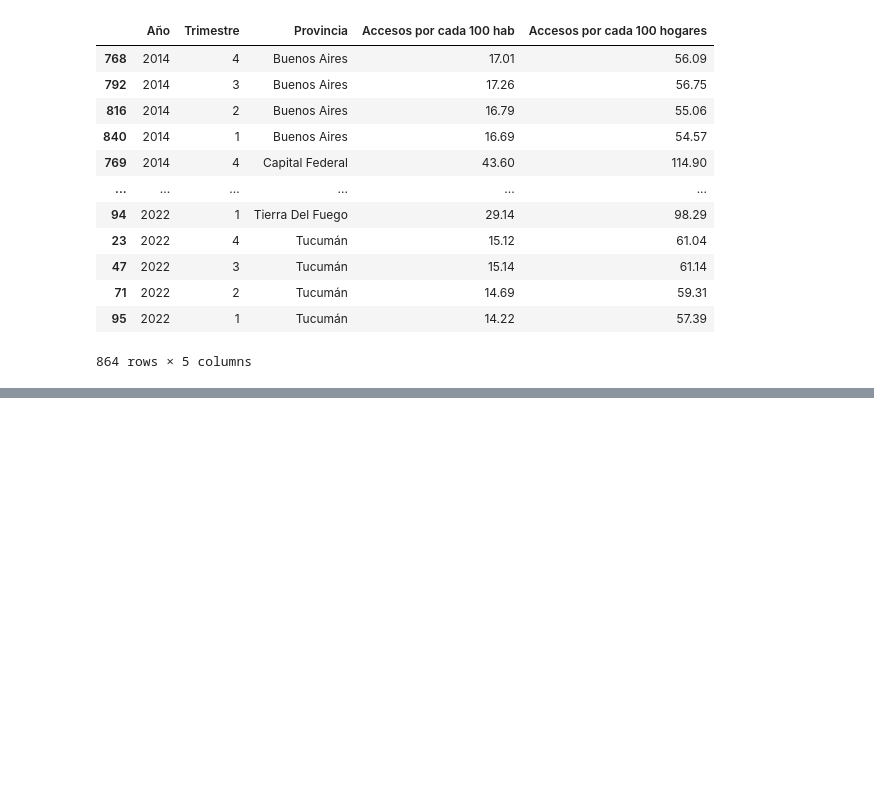
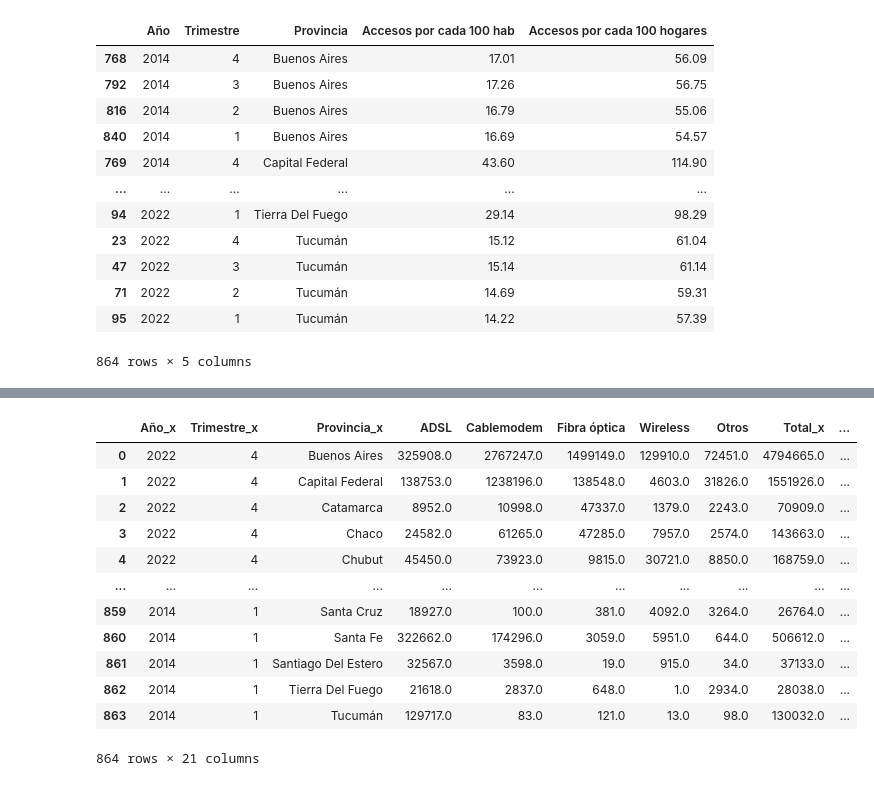
Before and after one commit to rafaelalvarez702/Telecomunicaciones, a Jupyter notebook: ETL.ipynb, the cells around one changed output, grey strips where cells are left out. Saved outputs shown, nothing was run; the diff lists cells and outputs as text; code cells hidden in the pictures; blank space fills up the shorter version.

```diff
--- a/ETL.ipynb
+++ b/ETL.ipynb
@@ -618,0 +239,2 @@ df_anual_int_tv_mv.to_csv(guardar, index=False, encoding='utf-8')
+# %%
+df10=pd.read_csv('df1010.csv')
@@ -618,0 +278,18 @@ df_anual_int_tv_mv.to_csv(guardar, index=False, encoding='utf-8')
+# %%
+#secrea un df con los 'df4' y 'df5'
+df_int_acve_pro = df10.merge(df4, left_index=True, right_index=True)
+df_int_acve_pro
+# %% [output]
+|  | Año_x | Trimestre_x | Provincia_x | ADSL | Cablemodem | Fibra óptica | Wireless | Otros | Total_x | ... |
+| 0 | 2022 | 4 | Buenos Aires | 325908.0 | 2767247.0 | 1499149.0 | 129910.0 | 72451.0 | 4794665.0 | ... |
+| 1 | 2022 | 4 | Capital Federal | 138753.0 | 1238196.0 | 138548.0 | 4603.0 | 31826.0 | 1551926.0 | ... |
+| 2 | 2022 | 4 | Catamarca | 8952.0 | 10998.0 | 47337.0 | 1379.0 | 2243.0 | 70909.0 | ... |
+| 3 | 2022 | 4 | Chaco | 24582.0 | 61265.0 | 47285.0 | 7957.0 | 2574.0 | 143663.0 | ... |
+| 4 | 2022 | 4 | Chubut | 45450.0 | 73923.0 | 9815.0 | 30721.0 | 8850.0 | 168759.0 | ... |
+| ... | ... | ... | ... | ... | ... | ... | ... | ... | ... | ... |
+| 859 | 2014 | 1 | Santa Cruz | 18927.0 | 100.0 | 381.0 | 4092.0 | 3264.0 | 26764.0 | ... |
+| 860 | 2014 | 1 | Santa Fe | 322662.0 | 174296.0 | 3059.0 | 5951.0 | 644.0 | 506612.0 | ... |
+| 861 | 2014 | 1 | Santiago Del Estero | 32567.0 | 3598.0 | 19.0 | 915.0 | 34.0 | 37133.0 | ... |
+| 862 | 2014 | 1 | Tierra Del Fuego | 21618.0 | 2837.0 | 648.0 | 1.0 | 2934.0 | 28038.0 | ... |
+| 863 | 2014 | 1 | Tucumán | 129717.0 | 83.0 | 121.0 | 13.0 | 98.0 | 130032.0 | ... |
+864 rows × 21 columns
```
Also changed, not shown: parts of 105 cells of this notebook, 4 other files.
